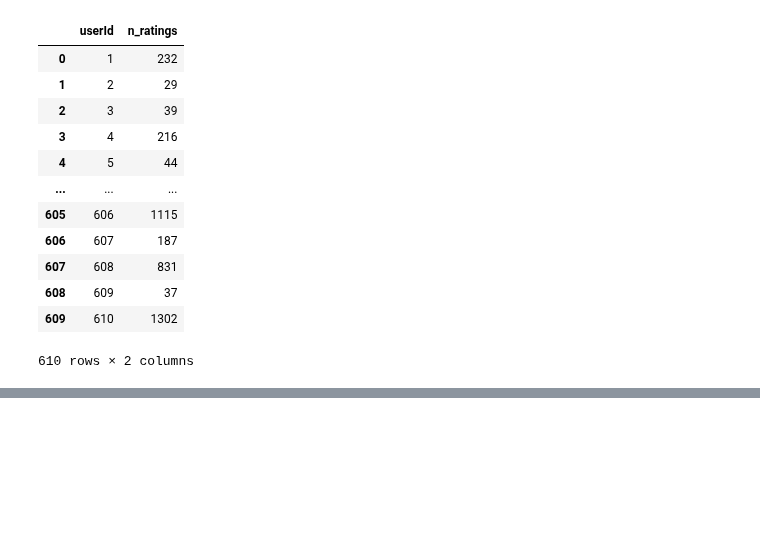
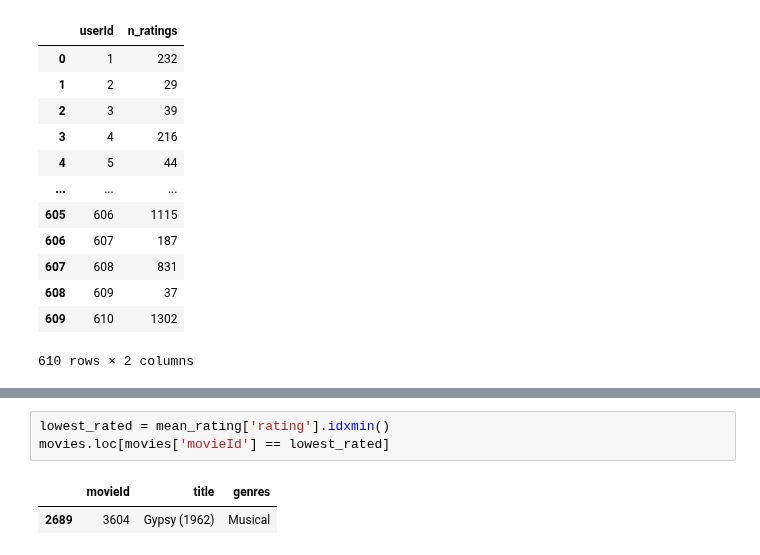
Before and after one commit to buriihenry/Machine-Learning-2, a Jupyter notebook: Recommender/Recommender System.ipynb, the cells around one changed output, grey strips where cells are left out. Cells and saved outputs as stored; diff of their text form; blank space fills up the shorter version.

```diff
--- a/Recommender/Recommender System.ipynb
+++ b/Recommender/Recommender System.ipynb
@@ -79,0 +109,6 @@ user_freq
+# %%
+lowest_rated = mean_rating['rating'].idxmin()
+movies.loc[movies['movieId'] == lowest_rated]
+# %% [output]
+|  | movieId | title | genres |
+| 2689 | 3604 | Gypsy (1962) | Musical |
```
Also changed, not shown: parts of 10 cells of this notebook.
